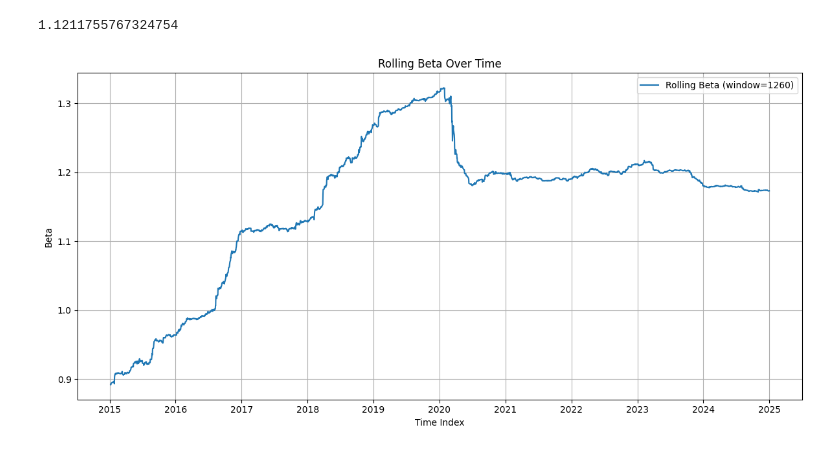
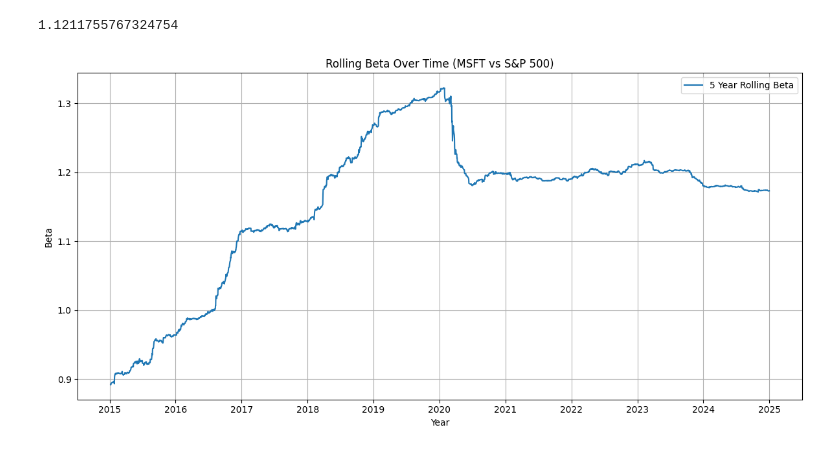
Before and after one commit to MouseTrap-codes/quant-finance-progs, a Jupyter notebook: section-2/beta.ipynb, the cells around one changed output. Drawn from its saved outputs; the diff is of its cells as text; code cells hidden in the pictures.

Commit message:
Fix labels on beta plot

```diff
--- a/section-2/beta.ipynb
+++ b/section-2/beta.ipynb
@@ -87,18 +87,18 @@ def calculate_rolling_betas(
 # %%
 window = 5 * 252
 betas = calculate_rolling_betas(
     stock_returns=msft_returns, market_returns=sp500_returns, window=window
 )
 date_index = msft.index[1:][window:]
 
 plt.figure(figsize=(12, 6))
-plt.plot(date_index, betas, label=f"Rolling Beta (window={window})")
-plt.xlabel("Time Index")
+plt.plot(date_index, betas, label="5 Year Rolling Beta")
+plt.xlabel("Year")
 plt.ylabel("Beta")
-plt.title("Rolling Beta Over Time")
+plt.title("Rolling Beta Over Time (MSFT vs S&P 500)")
 plt.legend()
 plt.grid(True)
 plt.tight_layout()
 plt.show()
 # %% [output]
-[figure, old version]
+[figure, new version]
```
